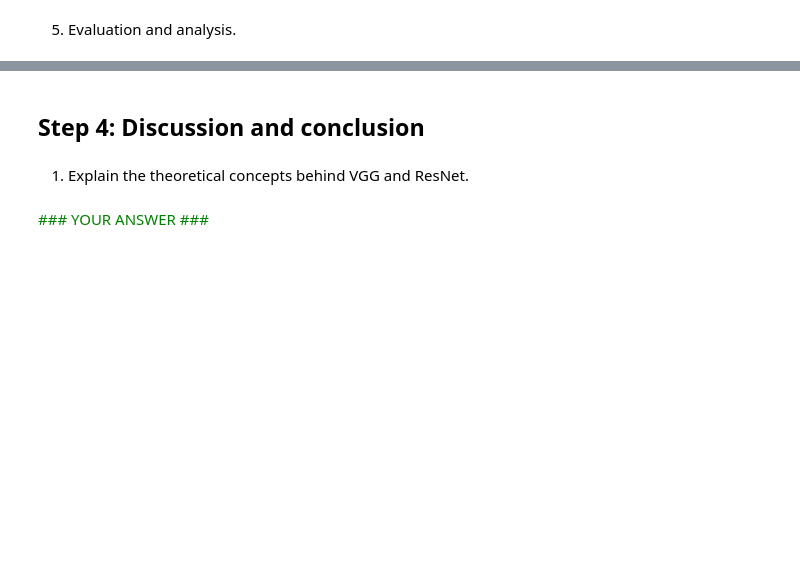
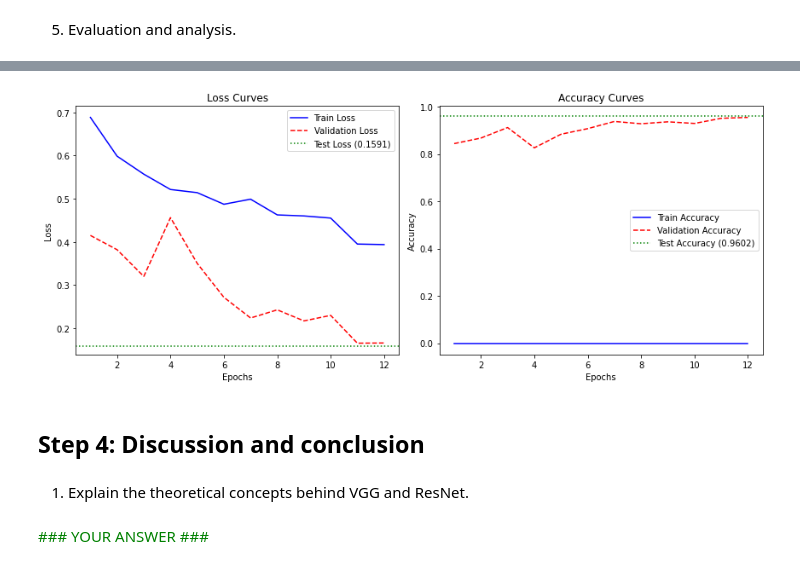
Before and after one commit to shishirhebbar1/DL_assignment1, a Jupyter notebook: a1_part_1_sbellary_shebbar-Copy2.ipynb, the cells around one changed output, grey strips where cells are left out. Saved outputs shown, nothing was run; the diff lists cells and outputs as text; code cells hidden in the pictures; blank space fills up the shorter version.

```diff
--- a/a1_part_1_sbellary_shebbar-Copy2.ipynb
+++ b/a1_part_1_sbellary_shebbar-Copy2.ipynb
@@ -1423,3 +1429,31 @@ Exp Best_Model | Epoch 11/15 - Train Loss: 0.4031, Train Acc: 0.0000, Val Loss:
+# %%
+epochs = range(1, len(history['train_loss']) + 1)
+
+# Plot Loss Curves
+plt.figure(figsize=(12, 5))
+plt.subplot(1, 2, 1)
+plt.plot(epochs, history['train_loss'], 'b-', label='Train Loss')
+plt.plot(epochs, history['val_loss'], 'r--', label='Validation Loss')
+plt.axhline(y=test_loss, color='g', linestyle=':', label=f'Test Loss ({test_loss:.4f})')
+plt.xlabel('Epochs')
+plt.ylabel('Loss')
+plt.title('Loss Curves')
+plt.legend()
+
+# Plot Accuracy Curves
+plt.subplot(1, 2, 2)
+plt.plot(epochs, history['train_acc'], 'b-', label='Train Accuracy')
+plt.plot(epochs, history['val_acc'], 'r--', label='Validation Accuracy')
+plt.axhline(y=test_acc, color='g', linestyle=':', label=f'Test Accuracy ({test_acc:.4f})')
+plt.xlabel('Epochs')
+plt.ylabel('Accuracy')
+plt.title('Accuracy Curves')
+plt.legend()
+
+plt.tight_layout()
+plt.show()
+# %% [output]
+[figure, added]
 # %% [markdown]
 ## Step 4: Discussion and conclusion
 # %% [markdown]
```
Also changed, not shown: parts of 4 cells of this notebook.
